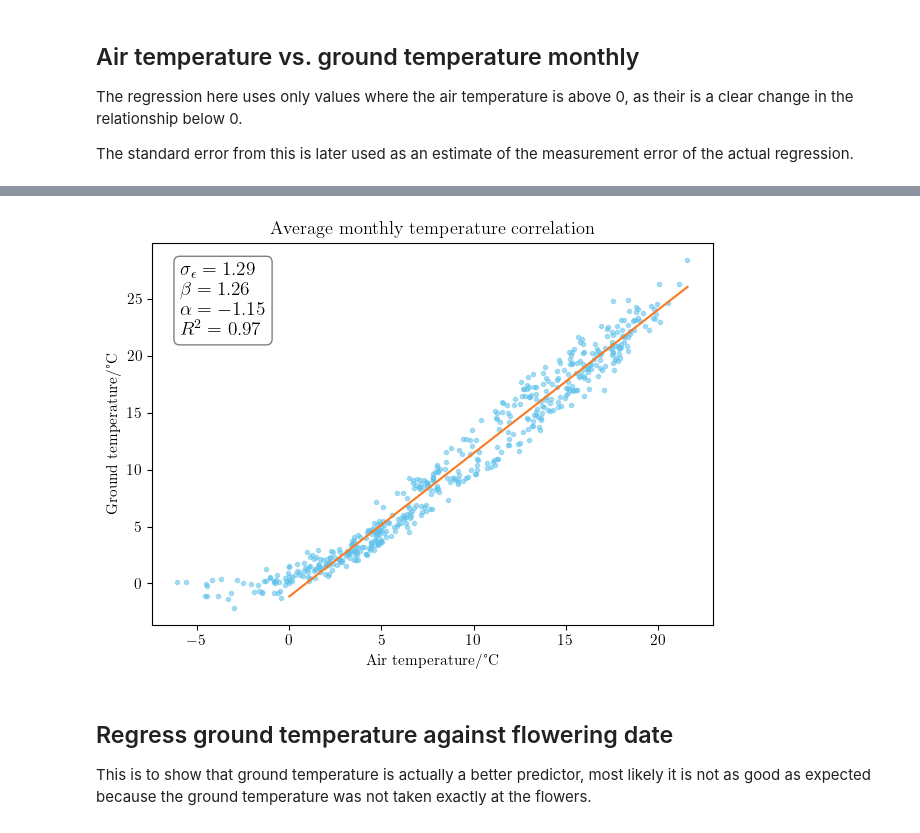
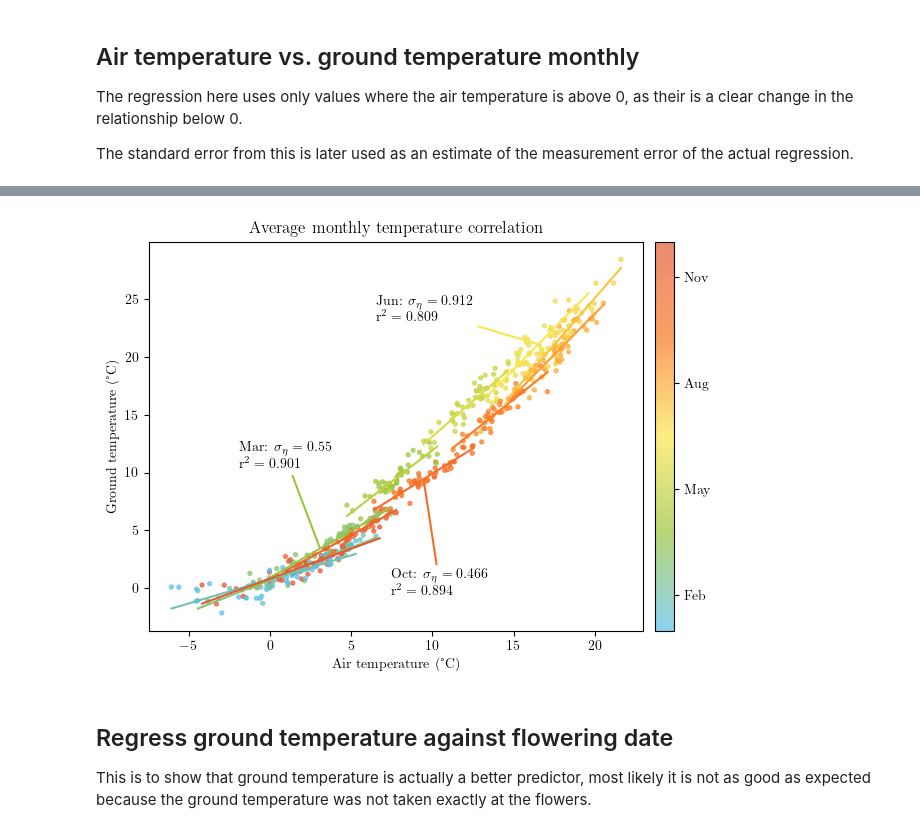
Before and after one commit to gmanthey/predictor-error-aic, a Jupyter notebook: case_study.ipynb, the cells around one changed output, grey strips where cells are left out. Cells and saved outputs as stored; diff of their text form; code cells hidden in the pictures.

```diff
--- a/case_study.ipynb
+++ b/case_study.ipynb
@@ -41,6 +43,19 @@ def correct_aic(sample_size, beta_est, sigma_x, sigma_eta, sigma_eps_est, k=1):
 # Create the folder where all the plots go in case it doesn't exist.
 if not os.path.exists('plots'):
     os.makedirs('plots')
+# %%
+def ols(x, y):
+    beta = np.sum((x - np.mean(x)) * (y - np.mean(y))) / np.sum((x - np.mean(x))**2)
+    alpha = np.mean(y) - beta * np.mean(x)
+    sigma = np.sqrt(np.sum((y - alpha - beta * x)**2)/(len(x)))
+    aic = -2 * (-len(x) / 2 * np.log(2 * np.pi * sigma**2) - len(x) / 2) + 2 * 2
+
+    r2 = 1 - np.sum((y - alpha - beta * x)**2) / np.sum((y - np.mean(y))**2)
+
+    f_stat = (np.sum((y - np.mean(y))**2) - np.sum((y - alpha - beta * x)**2)) / (np.sum((y - alpha - beta * x)**2) / (len(y) - 2))
+    # TODO: get p value
+
+    return alpha, beta, sigma, aic, r2, f_stat
 # %%
 
 if not os.path.exists('data'):
@@ -239,30 +268,66 @@ The standard error from this is later used as an estimate of the measurement err
 # %%
-monthly_no_freeze = monthly[monthly.TMK > 0]
-
-X = sm.add_constant(monthly_no_freeze.TMK)
-fit = sm.OLS(monthly_no_freeze.V_TE005M, X).fit()
-print(fit.summary())
-print(f'std error: {np.sqrt(fit.scale)}')
-sigma_eta_actual = np.sqrt(fit.scale)
-
-x = np.array([np.min(monthly_no_freeze.TMK), np.max(monthly_no_freeze.TMK)])
-y = x * fit.params['TMK'] + fit.params['const']
-
 fig, ax = plt.subplots()
 
-ax.plot(monthly.TMK, monthly.V_TE005M, '.', color=colors[0], alpha=0.5)
-ax.plot(x, y, color=colors[4])
+monthly_colors = LinearSegmentedColormap.from_list('mycmap', [colors[i] for i in [0, 2, 1, 4, 3]]) #colormaps['plasma'] #(np.linspace(0, 1, 12))
 
-props = dict(boxstyle='round', facecolor='white', alpha=0.5)
 
-# place a text box in upper left in axes coords
-ax.text(0.05, 0.95, f'$\sigma_\epsilon = {sigma_eta_actual:.3}$\n$' + r'\beta' + f' = {fit.params["TMK"]:.3}$\n$' + r'\alpha' + f' = {fit.params["const"]:.3}$\n$R^2 = {fit.rsquared:.3}$', transform=ax.transAxes, fontsize=14,
-        verticalalignment='top', bbox=props)
+sigma_eta_actuals = np.zeros(12)
 
-ax.set_xlabel('Air temperature/°C')
-ax.set_ylabel('Ground temperature/°C')
-ax.set_title('Average monthly temperature correlation')
+for month in range(1, 13):
+        monthly_no_freeze = monthly[monthly.month == month]
+
+        fit = ols(monthly_no_freeze.TMK, monthly_no_freeze.V_TE005M)
+        #print(ols(monthly_no_freeze.TMK, monthly_no_freeze.V_TE005M))
+        print(f'std error: {fit[2]}')
+        sigma_eta_actuals[month - 1] = fit[2]
+
+        x = np.array([np.min(monthly_no_freeze.TMK), np.max(monthly_no_freeze.TMK)])
+        y = x * fit[1] + fit[0]
+
+        ax.plot(x, y, color=monthly_colors(month / 12))
+
+        props = dict(boxstyle='round', facecolor='white', alpha=0.5)
+
+        # place a text box in upper left in axes coords
+        #ax.text(0.05, 0.95, f'$\sigma_\epsilon = {sigma_eta_actual:.3}$\n$' + r'\beta' + f' = {fit.params["TMK"]:.3}$\n$' + r'\alpha' + f' = {fit.params["const"]:.3}$\n$R^2 = {fit.rsquared:.3}$', transform=ax.transAxes, fontsize=14,
+        #        verticalalignment='top', bbox=props)
+
+        ax.set_xlabel('Air temperature (°C)')
+        ax.set_ylabel('Ground temperature (°C)')
+        ax.set_title('Average monthly temperature correlation')
+
+        if month in [3, 10, 6]:
+                print(fit)
+                move = {
+                3: {'x': -5, 'y': 7},
+                10: {'x': -2, 'y': -10},
+                6: {'x': -10, 'y': 2}
+                }
+                month_names = ['Jan', 'Feb', 'Mar', 'Apr', 'May', 'Jun', 'Jul', 'Aug', 'Sep', 'Oct', 'Nov', 'Dec']
+                ax.annotate(f"{month_names[month - 1]}: $\sigma_\eta={sigma_eta_actuals[month - 1]:.3}$\nr$^2 = {fit[4]:.3}$",
+                        [x[0] + (x[1] - x[0]) / 2, y[0] + (y[1] - y[0]) / 2],
+                        xytext=[x[0] + (x[1] - x[0]) / 2 + move[month]['x'], y[0] + (y[1] - y[0]) / 2 + move[month]['y']],
+                        arrowprops={
+                                'arrowstyle':'-',
+                                'capstyle': 'butt',
+                                'linewidth': plt.rcParams['lines.linewidth'],
+                                'color': monthly_colors(month/12),
+                                'shrinkA': plt.rcParams['xtick.major.bottom'] + 0.5,
+                                'shrinkB': 0
+                        })
+                print(fit[3])
+
+scatter = ax.scatter(monthly.TMK, monthly.V_TE005M, c=monthly.month, s=8, cmap=monthly_colors, alpha=0.7)
+
+plt.colorbar(scatter, ax=ax, ticks=[2, 5, 8, 11], format=mticker.FixedFormatter(['Feb', 'May', 'Aug', 'Nov']), fraction=0.1, pad=0.02)
+
+
+sigma_eta_actual = sigma_eta_actuals[2]
+
 fig.tight_layout()
+
 fig.savefig('plots/monthly_temp_greifswald.svg')
 fig.savefig('plots/monthly_temp_greifswald.pdf')
+fig.savefig('plots/monthly_temp_greifswald.png')
+sigma_eta_actuals
 # %% [output]
@@ -286,4 +355,4 @@ std error: 1.289760780398693
-[figure, old version]
+[figure, new version]
 # %% [markdown]
 ## Regress ground temperature against flowering date
 
```
Also changed, not shown: parts of 14 cells of this notebook, 2 other files.
